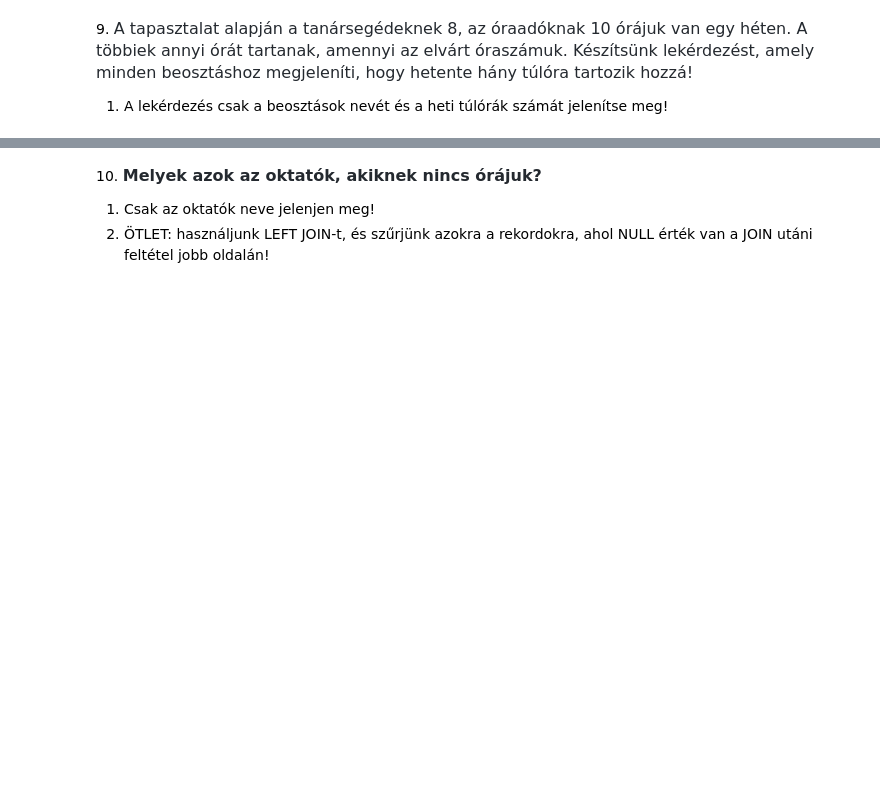
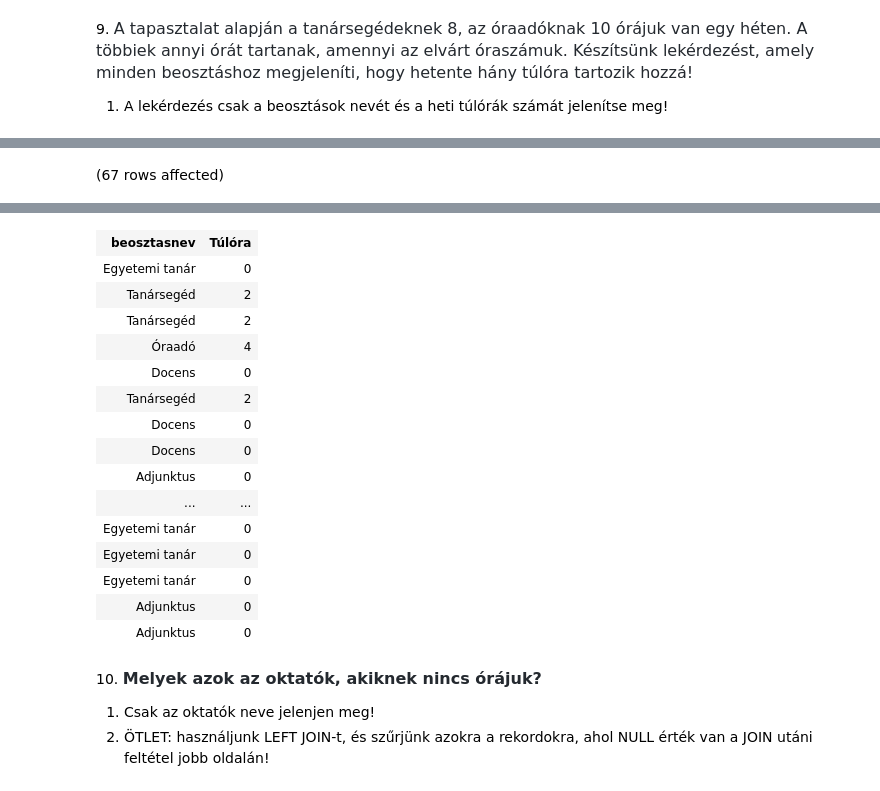
Before and after one commit to barnabasbaranyistud/SQLgyak03, a Jupyter notebook: gyakorlat02_feladatok .ipynb, the cells around one changed output, grey strips where cells are left out. Saved outputs shown, nothing was run; the diff lists cells and outputs as text; code cells hidden in the pictures; blank space fills up the shorter version.

```diff
--- a/gyakorlat02_feladatok .ipynb
+++ b/gyakorlat02_feladatok .ipynb
@@ -149,0 +146,12 @@ Total execution time: 00:00:00
+# %%
+--táblák oktató, óra
+SELECT be.beosztasnev,
+       CASE
+            WHEN be.beosztasnev = 'Tanársegéd' THEN 8-be.elvart
+            WHEN be.beosztasnev = 'Óraadó' THEN 10-be.elvart
+            ELSE 0
+        END AS 'Túlóra'
+FROM Oktatok okt JOIN Orak ora ON ora.tanar = okt.oktato_id
+JOIN Beosztasok be ON okt.beosztás = be.beosztas_id
+# %% [output]
+(67 rows affected)
@@ -150,3 +159,19 @@ Total execution time: 00:00:00
+| beosztasnev | Túlóra |
+| Egyetemi tanár | 0 |
+| Tanársegéd | 2 |
+| Tanársegéd | 2 |
+| Óraadó | 4 |
+| Docens | 0 |
+| Tanársegéd | 2 |
+| Docens | 0 |
+| Docens | 0 |
+| Adjunktus | 0 |
+| ... | ... |
+| Egyetemi tanár | 0 |
+| Egyetemi tanár | 0 |
+| Egyetemi tanár | 0 |
+| Adjunktus | 0 |
+| Adjunktus | 0 |
 # %% [markdown]
 10. <span style="font-weight: 600; color: rgb(36, 41, 47); font-family: -apple-system, BlinkMacSystemFont, &quot;Segoe UI&quot;, Helvetica, Arial, sans-serif, &quot;Apple Color Emoji&quot;, &quot;Segoe UI Emoji&quot;; font-size: 16px;">Melyek azok az oktatók, akiknek nincs órájuk?</span>
 
```
Also changed, not shown: parts of 4 cells of this notebook.
